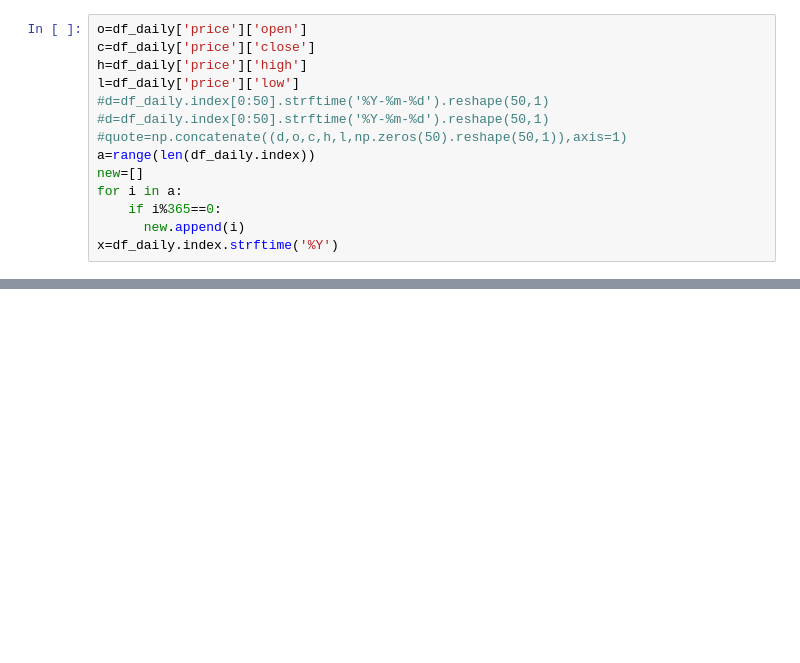
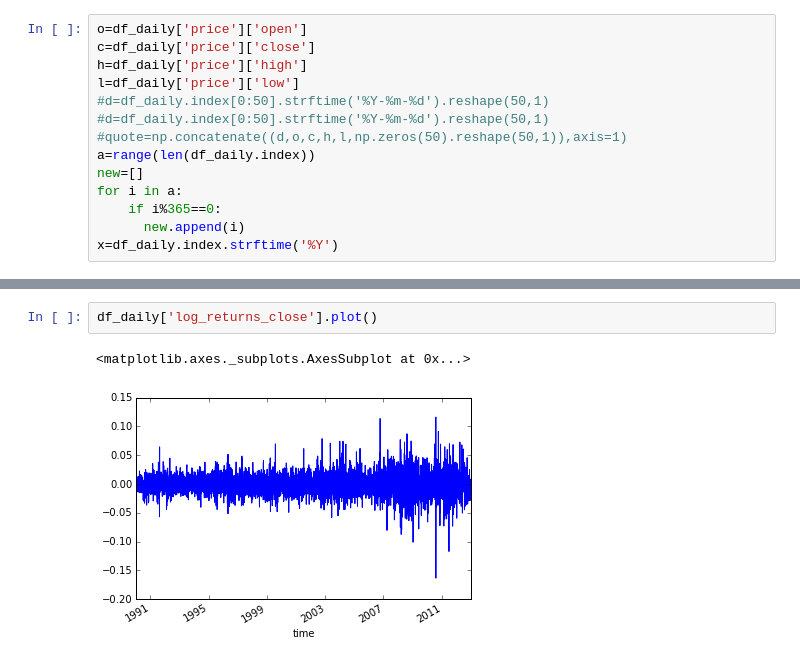
Before and after one commit to nightrose79/try, a Jupyter notebook: yu_partII.ipynb, the cells around one changed output, grey strips where cells are left out. Drawn from its saved outputs; the diff is of its cells as text; blank space fills up the shorter version.

```diff
--- a/yu_partII.ipynb
+++ b/yu_partII.ipynb
@@ -91,0 +117,5 @@ fig.autofmt_xdate()
+# %%
+df_daily['log_returns_close'].plot()
+# %% [output]
+<matplotlib.axes._subplots.AxesSubplot at 0x...>
+[figure, added]
```
Also changed, not shown: parts of 17 cells of this notebook, 1 other file.
